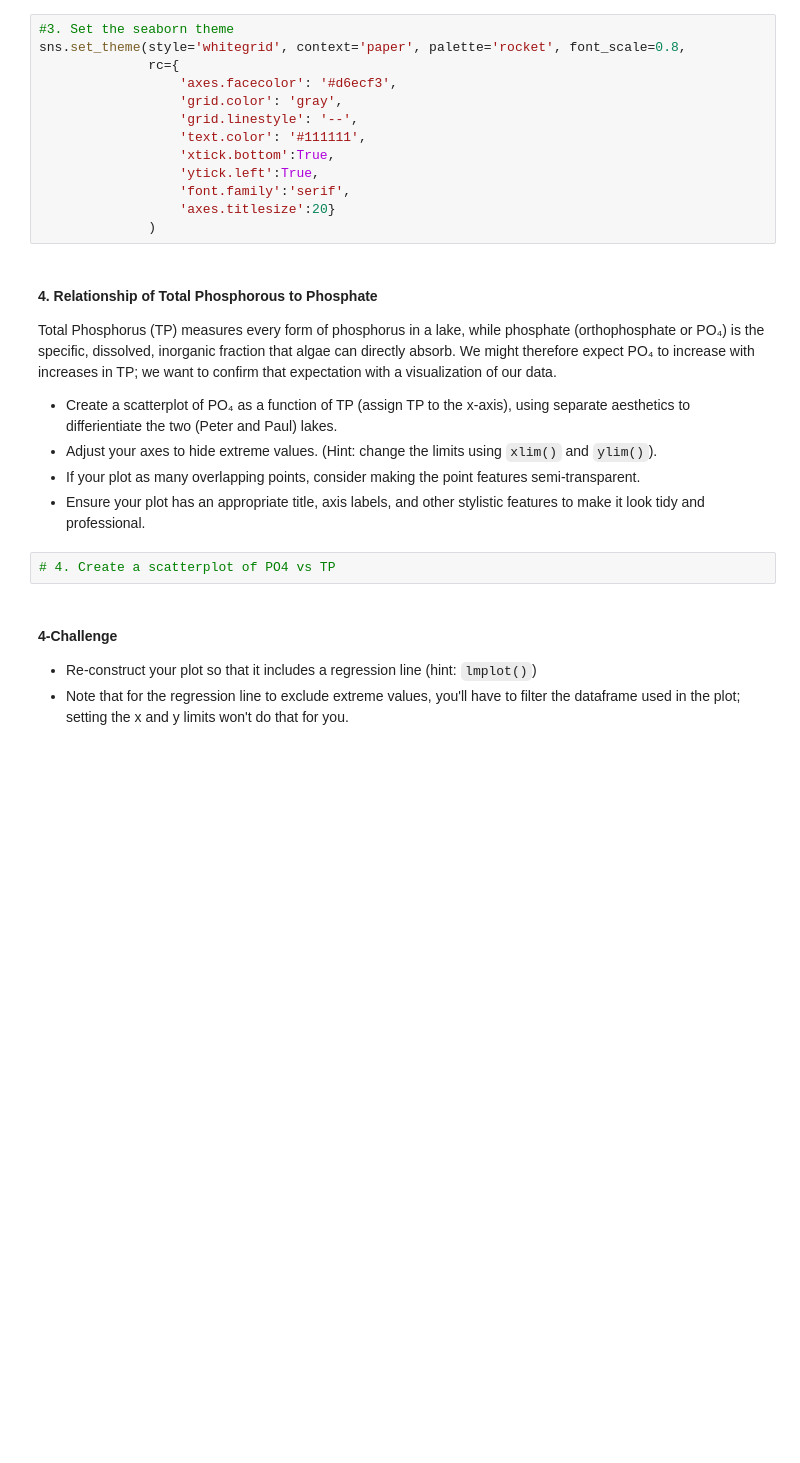
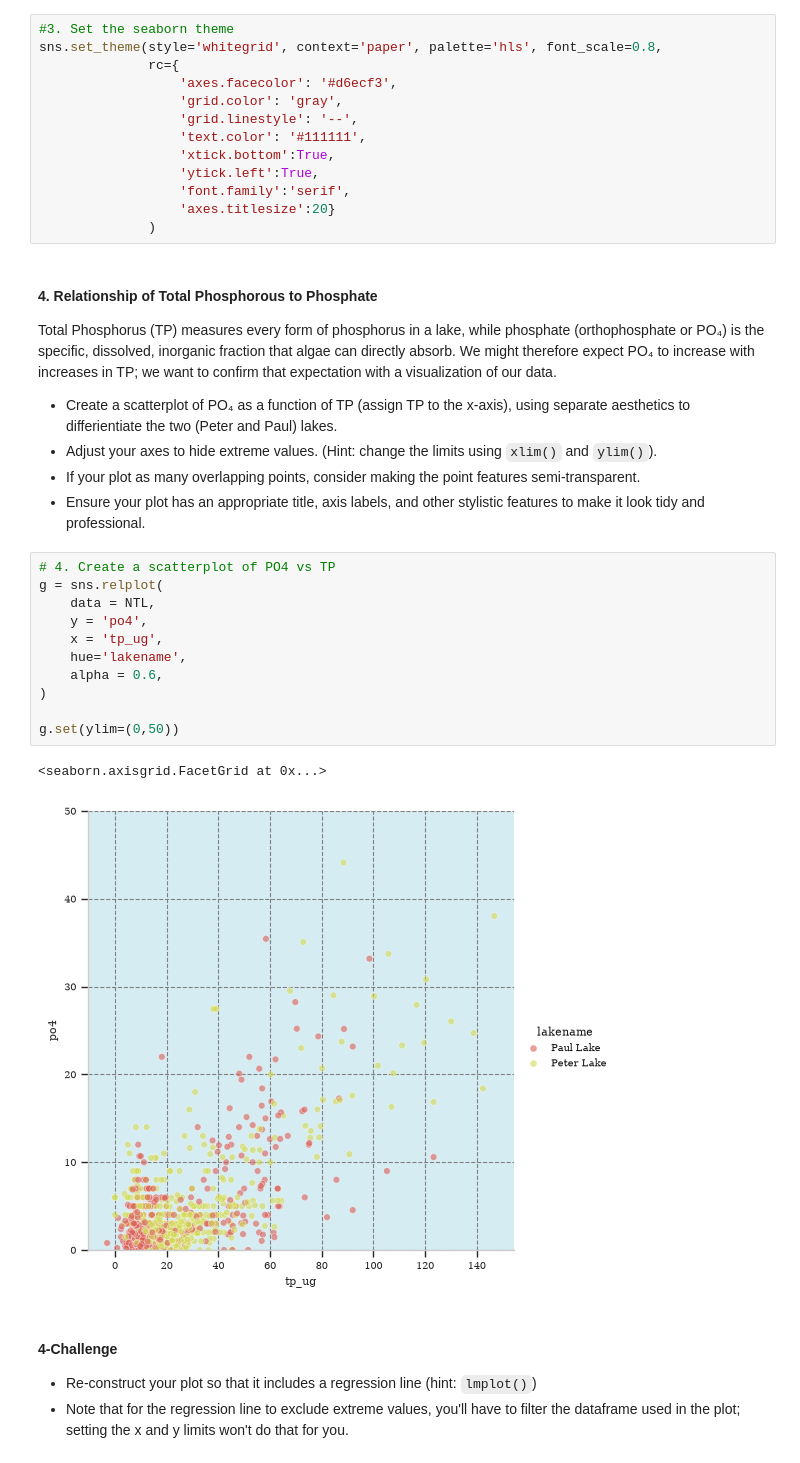
Before and after one commit to Sophiacyt/ENV700, a Jupyter notebook: Assignments/st570_A5-DataVisualization.ipynb, the cells around one changed output. Saved outputs shown, nothing was run; the diff lists cells and outputs as text; blank space fills up the shorter version.

Commit message:
1st plot

```diff
--- a/Assignments/st570_A5-DataVisualization.ipynb
+++ b/Assignments/st570_A5-DataVisualization.ipynb
@@ -103,7 +103,7 @@ NEON.head()
 * Set the theme's runtime configuration (`rc`) so that plots have a *title size* of 20 and use a serif *font family*.
 # %%
 #3. Set the seaborn theme
-sns.set_theme(style='whitegrid', context='paper', palette='rocket', font_scale=0.8,
+sns.set_theme(style='whitegrid', context='paper', palette='hls', font_scale=0.8,
               rc={
                   'axes.facecolor': '#d6ecf3',
                   'grid.color': 'gray',
@@ -123,6 +123,18 @@ Total Phosphorus (TP) measures every form of phosphorus in a lake, while phospha
 - Ensure your plot has an appropriate title, axis labels, and other stylistic features to make it look tidy and professional.
 # %%
 # 4. Create a scatterplot of PO4 vs TP
+g = sns.relplot(
+    data = NTL,
+    y = 'po4',
+    x = 'tp_ug',
+    hue='lakename',
+    alpha = 0.6,
+)
+
+g.set(ylim=(0,50))
+# %% [output]
+<seaborn.axisgrid.FacetGrid at 0x...>
+[figure, added]
 # %% [markdown]
 #### 4-Challenge
 * Re-construct your plot so that it includes a regression line (hint: `lmplot()`)
```
